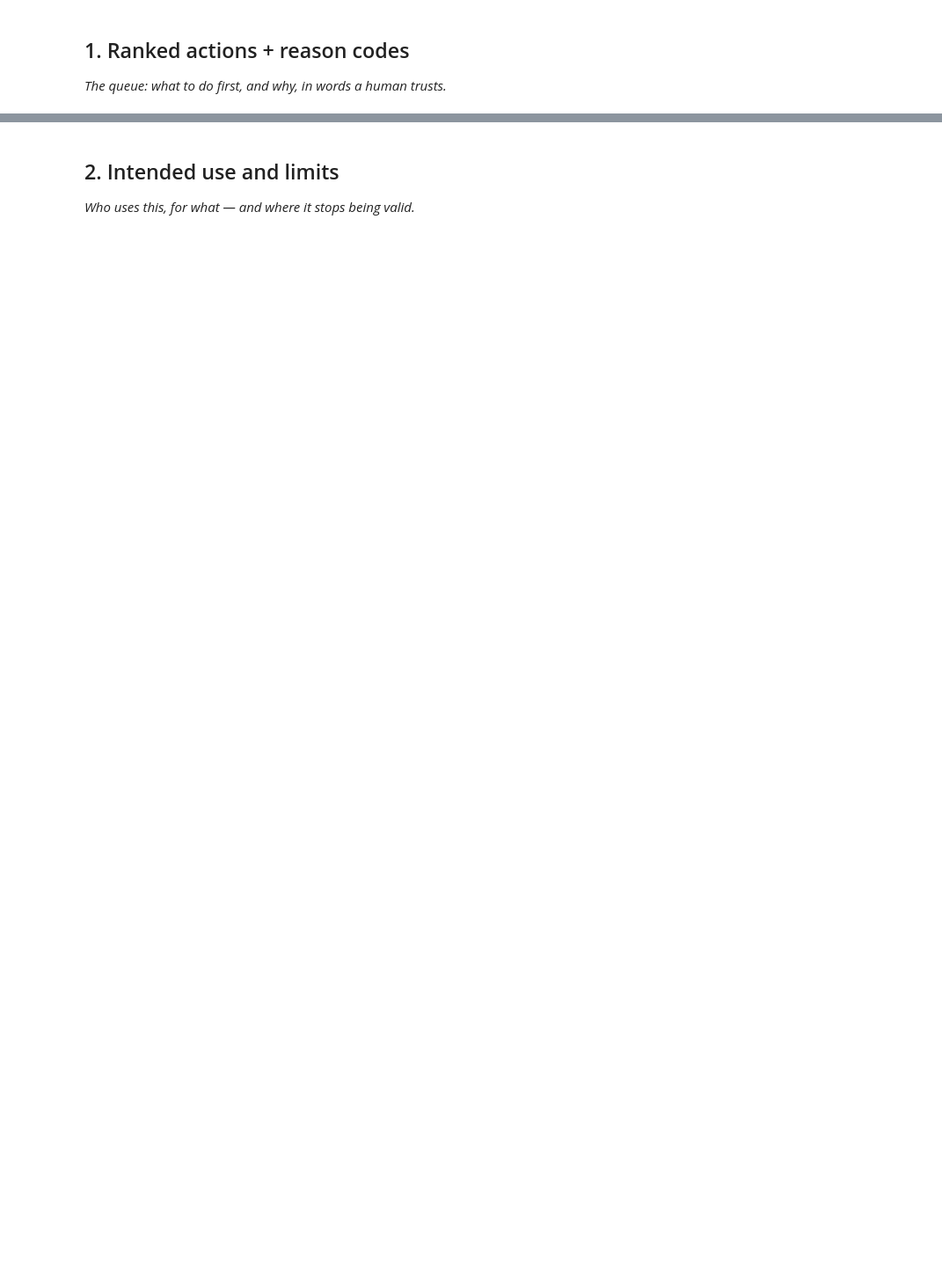
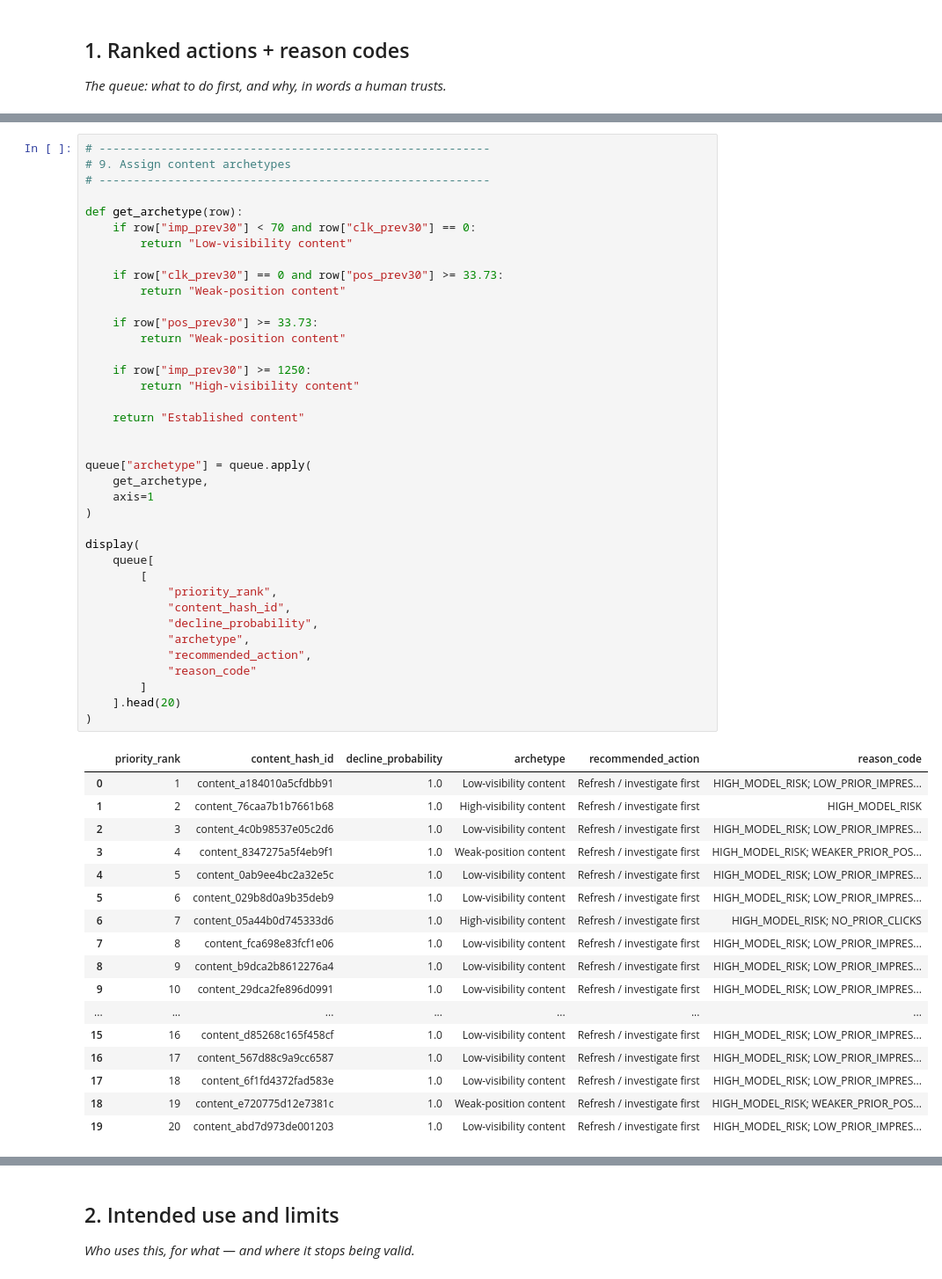
Before and after one commit to atulpatel-net/FlyRank_ML_In, a Jupyter notebook: work/notebooks/w07_action_playbook.ipynb, the cells around one changed output, grey strips where cells are left out. Shown at 88% size. Drawn from its saved outputs; the diff is of its cells as text; blank space fills up the shorter version.

```diff
--- a/work/notebooks/w07_action_playbook.ipynb
+++ b/work/notebooks/w07_action_playbook.ipynb
@@ -12,0 +329,56 @@ This skeleton is yours to fill. Work the sections **in order** — each one has
+# %%
+# ---------------------------------------------------------
+# 9. Assign content archetypes
+# ---------------------------------------------------------
+
+def get_archetype(row):
+    if row["imp_prev30"] < 70 and row["clk_prev30"] == 0:
+        return "Low-visibility content"
+
+    if row["clk_prev30"] == 0 and row["pos_prev30"] >= 33.73:
+        return "Weak-position content"
+
+    if row["pos_prev30"] >= 33.73:
+        return "Weak-position content"
+
+    if row["imp_prev30"] >= 1250:
+        return "High-visibility content"
+
+    return "Established content"
+
+
+queue["archetype"] = queue.apply(
+    get_archetype,
+    axis=1
+)
+
+display(
+    queue[
+        [
+            "priority_rank",
+            "content_hash_id",
+            "decline_probability",
+            "archetype",
+            "recommended_action",
+            "reason_code"
+        ]
+    ].head(20)
+)
+# %% [output]
+|  | priority_rank | content_hash_id | decline_probability | archetype | recommended_action | reason_code |
+| 0 | 1 | content_a184010a5cfdbb91 | 1.0 | Low-visibility content | Refresh / investigate first | HIGH_MODEL_RISK; LOW_PRIOR_IMPRES... |
+| 1 | 2 | content_76caa7b1b7661b68 | 1.0 | High-visibility content | Refresh / investigate first | HIGH_MODEL_RISK |
+| 2 | 3 | content_4c0b98537e05c2d6 | 1.0 | Low-visibility content | Refresh / investigate first | HIGH_MODEL_RISK; LOW_PRIOR_IMPRES... |
+| 3 | 4 | content_8347275a5f4eb9f1 | 1.0 | Weak-position content | Refresh / investigate first | HIGH_MODEL_RISK; WEAKER_PRIOR_POS... |
+| 4 | 5 | content_0ab9ee4bc2a32e5c | 1.0 | Low-visibility content | Refresh / investigate first | HIGH_MODEL_RISK; LOW_PRIOR_IMPRES... |
+| 5 | 6 | content_029b8d0a9b35deb9 | 1.0 | Low-visibility content | Refresh / investigate first | HIGH_MODEL_RISK; LOW_PRIOR_IMPRES... |
+| 6 | 7 | content_05a44b0d745333d6 | 1.0 | High-visibility content | Refresh / investigate first | HIGH_MODEL_RISK; NO_PRIOR_CLICKS |
+| 7 | 8 | content_fca698e83fcf1e06 | 1.0 | Low-visibility content | Refresh / investigate first | HIGH_MODEL_RISK; LOW_PRIOR_IMPRES... |
+| 8 | 9 | content_b9dca2b8612276a4 | 1.0 | Low-visibility content | Refresh / investigate first | HIGH_MODEL_RISK; LOW_PRIOR_IMPRES... |
+| 9 | 10 | content_29dca2fe896d0991 | 1.0 | Low-visibility content | Refresh / investigate first | HIGH_MODEL_RISK; LOW_PRIOR_IMPRES... |
+| ... | ... | ... | ... | ... | ... | ... |
+| 15 | 16 | content_d85268c165f458cf | 1.0 | Low-visibility content | Refresh / investigate first | HIGH_MODEL_RISK; LOW_PRIOR_IMPRES... |
+| 16 | 17 | content_567d88c9a9cc6587 | 1.0 | Low-visibility content | Refresh / investigate first | HIGH_MODEL_RISK; LOW_PRIOR_IMPRES... |
+| 17 | 18 | content_6f1fd4372fad583e | 1.0 | Low-visibility content | Refresh / investigate first | HIGH_MODEL_RISK; LOW_PRIOR_IMPRES... |
+| 18 | 19 | content_e720775d12e7381c | 1.0 | Weak-position content | Refresh / investigate first | HIGH_MODEL_RISK; WEAKER_PRIOR_POS... |
+| 19 | 20 | content_abd7d973de001203 | 1.0 | Low-visibility content | Refresh / investigate first | HIGH_MODEL_RISK; LOW_PRIOR_IMPRES... |
```
Also changed, not shown: parts of 39 cells of this notebook, 2 other files.
